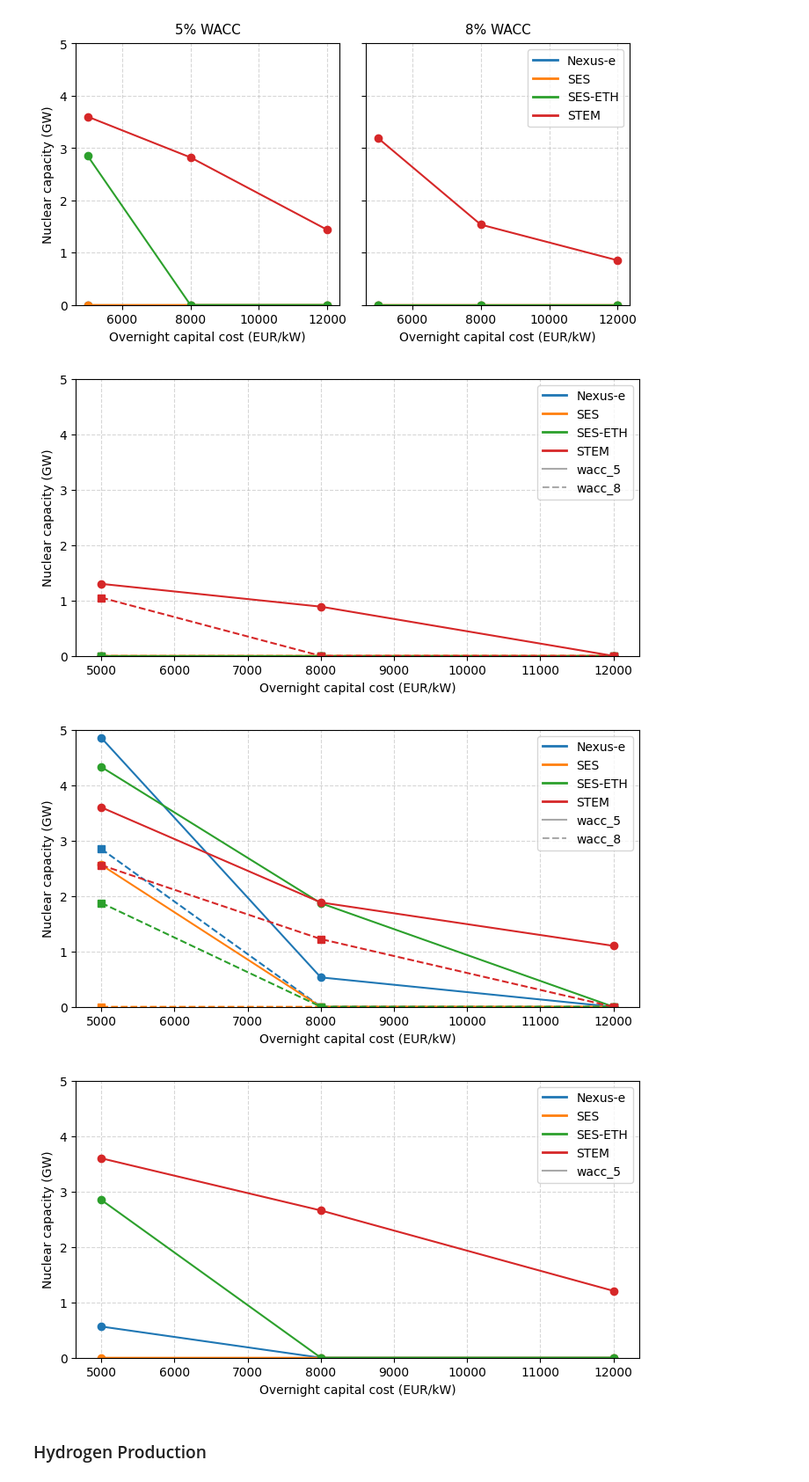
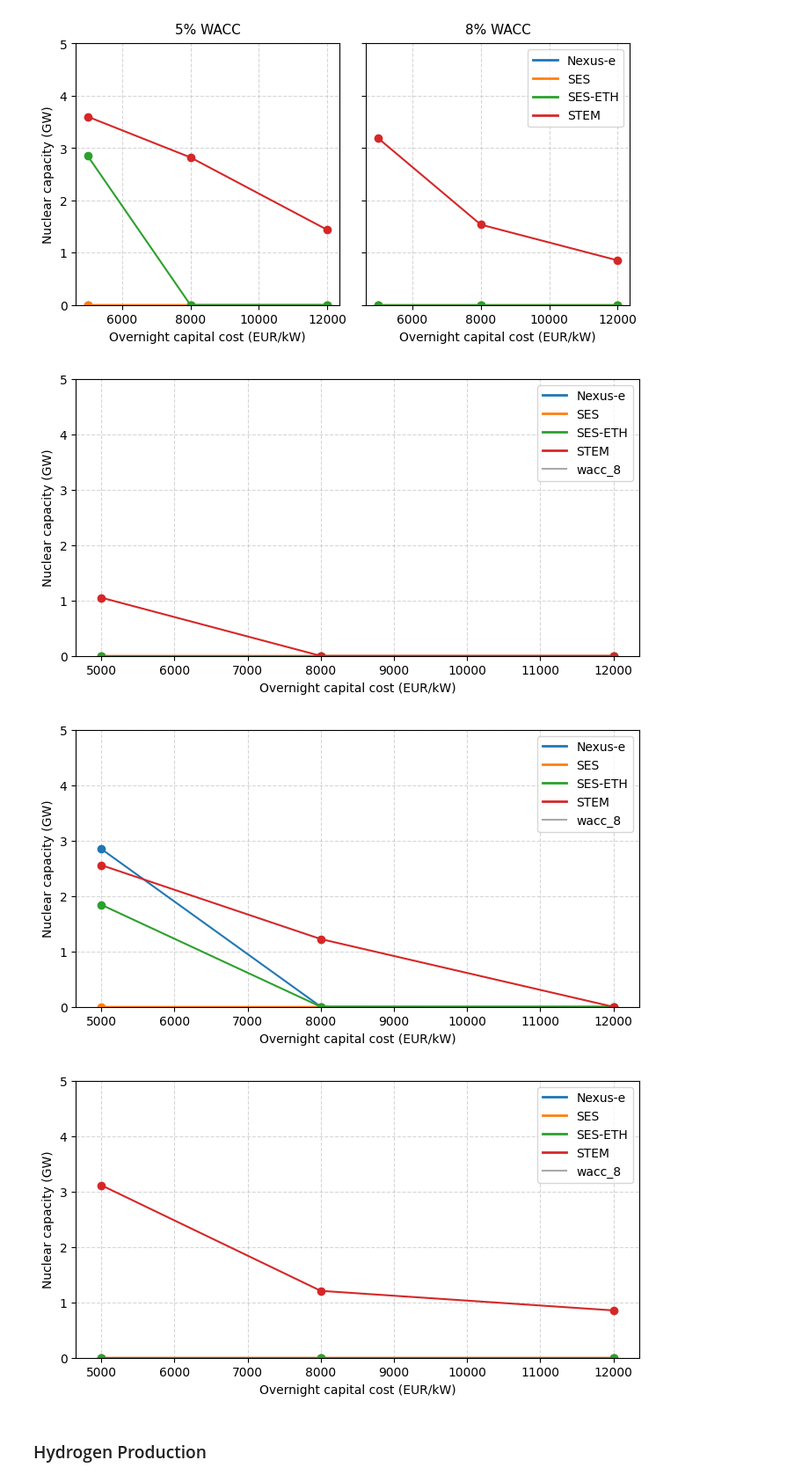
Before and after one commit to rebeccalordan-perret/plots-model-comparison, a Jupyter notebook: cross_comparison_colab.ipynb, the cells around one changed output. Shown at 88% size. Saved outputs shown, nothing was run; the diff lists cells and outputs as text; code cells hidden in the pictures.

```diff
--- a/cross_comparison_colab.ipynb
+++ b/cross_comparison_colab.ipynb
@@ -69,7 +69,7 @@ model_list =  [
 
 # Create the object that produces the plots and processes the data
 # Name of the csv file with the results
-fileResults = "/content/plots-model-comparison/results/nuclear_2026_03_14"
+fileResults = "/content/plots-model-comparison/results/nuclear_2026_03_17"
 # Scenario names and corresponding colors
 sce = ['abroad-resnuc-high','abroad-resnuc-medium','abroad-resnuc-low','abroad-resnuc-phaseout','abroad-res-high','abroad-res-medium','abroad-res-low','abroad-res-phaseout','abroad-nores-high','abroad-nores-medium','abroad-nores-low','abroad-nores-phaseout']
 sceColors = ['#9FBA3D','#E9442E','#EC9235','#3F89BD','#8E44AD','#1ABC9C','#F1C40F','#34495E','#9FBA3D','#E9442E','#EC9235','#3F89BD','#8E44AD','#1ABC9C','#F1C40F','#34495E']
@@ -548,9 +543,9 @@ scenario_groups = {
     "res": {
         "map_sce_xaxis": {
                 # ('scenario-id','variant'): 'label'
-                ('abroad-res-high','wacc_5'):('wacc_5',12000),
-                ('abroad-res-medium','wacc_5'):('wacc_5',8000),
-                ('abroad-res-low','wacc_5'):('wacc_5',5000),
+         #       ('abroad-res-high','wacc_5'):('wacc_5',12000),
+         #       ('abroad-res-medium','wacc_5'):('wacc_5',8000),
+          #      ('abroad-res-low','wacc_5'):('wacc_5',5000),
                 ('abroad-res-high','wacc_8'):('wacc_8',12000),
                 ('abroad-res-medium','wacc_8'):('wacc_8',8000),
                 ('abroad-res-low','wacc_8'):('wacc_8',5000),
@@ -571,10 +566,10 @@ scenario_groups = {
     "resnuc": {
         "map_sce_xaxis": {
                 # ('scenario-id','variant')
-                ('abroad-resnuc-high','wacc_5'):('wacc_5',12000),
-                ('abroad-resnuc-medium','wacc_5'):('wacc_5',8000),
-                ('abroad-resnuc-low','wacc_5'):('wacc_5',5000),
-                ('abroad-resnuc-high','wacc_8'):('wacc_8',12000),
+          #      ('abroad-resnuc-high','wacc_5'):('wacc_5',12000),
+           #     ('abroad-resnuc-medium','wacc_5'):('wacc_5',8000),
+           #     ('abroad-resnuc-low','wacc_5'):('wacc_5',5000),
+               ('abroad-resnuc-high','wacc_8'):('wacc_8',12000),
                ('abroad-resnuc-medium','wacc_8'):('wacc_8',8000),
                 ('abroad-resnuc-low','wacc_8'):('wacc_8',5000),
             },
@@ -593,12 +588,12 @@ scenario_groups = {
     "nores": {
         "map_sce_xaxis": {
                 # ('scenario-id','variant'): 'label'
-                ('abroad-nores-high','wacc_5'):('wacc_5',12000),
-                ('abroad-nores-medium','wacc_5'):('wacc_5',8000),
-                ('abroad-nores-low','wacc_5'):('wacc_5',5000),
-             #   ('abroad-nores-high','wacc_8'):('wacc_8',12000),
-             #   ('abroad-nores-medium','wacc_8'):('wacc_8',8000),
-             #   ('abroad-nores-low','wacc_8'):('wacc_8',5000),
+             #   ('abroad-nores-high','wacc_5'):('wacc_5',12000),
+             #   ('abroad-nores-medium','wacc_5'):('wacc_5',8000),
+             #   ('abroad-nores-low','wacc_5'):('wacc_5',5000),
+                ('abroad-nores-high','wacc_8'):('wacc_8',12000),
+                ('abroad-nores-medium','wacc_8'):('wacc_8',8000),
+                ('abroad-nores-low','wacc_8'):('wacc_8',5000),
 
             },
         "extra_values": {
@@ -617,37 +612,37 @@ scenario_groups = {
 
 
 listModels = cross_plots.modelsid #any model can be excluded, the list should include the model ids
 varName = 'installed_capacity'
 use_technology_fuel = 'nuclear'
 xlabel = 'Overnight capital cost (EUR/kW)'
 ylabel = 'Nuclear capacity (GW)'
 fileName = 'nucCap_occ'
 year = 2050
 
 
 
 for group_name, cfg in scenario_groups.items():
 
     cross_plots.plotLineByScenario(
         listModelsid = listModels,
         map_sce_xaxis = cfg["map_sce_xaxis"],
         varName = varName,
         use_technology_fuel = use_technology_fuel,
         year = year,
         scale = 1,  # if values are MW → GW, etc.
         xlabel = xlabel,
         ylabel = ylabel,
-        fileName = fileName+'_'+group_name+'_wacc5',
+        fileName = fileName+'_'+group_name+'_wacc8',
         width = 18,
         height = 10,
         ylim = (0,5),
         extra_values        = cfg["extra_values"],
         show_point_labels=False
     )
 # %% [output]
-[figure, old version]
+[figure, new version]
-[figure, old version]
+[figure, new version]
-[figure, old version]
+[figure, new version]
 # %% [markdown]
 ### Hydrogen Production
 # %%
```
Also changed, not shown: parts of 10 cells of this notebook.
